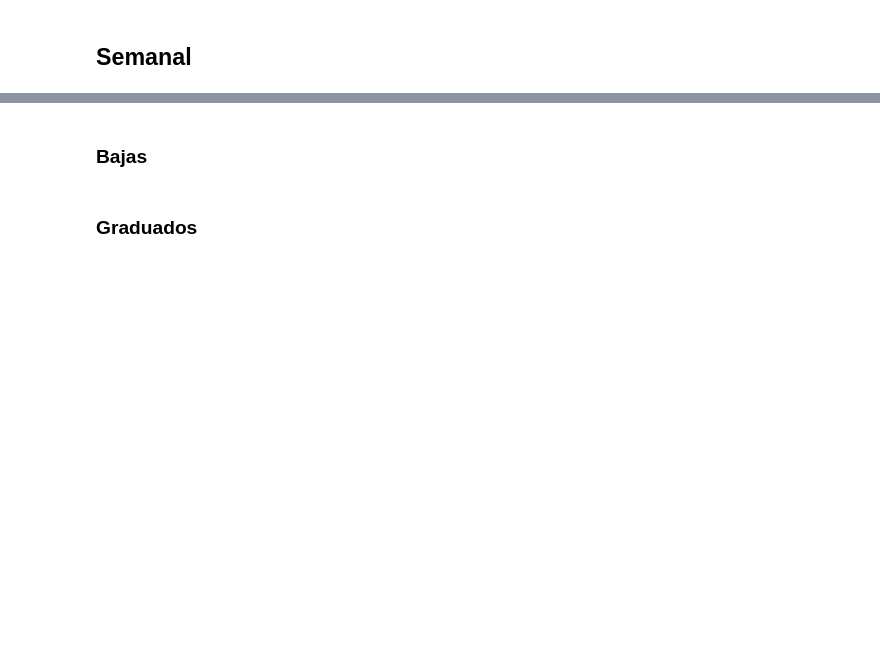
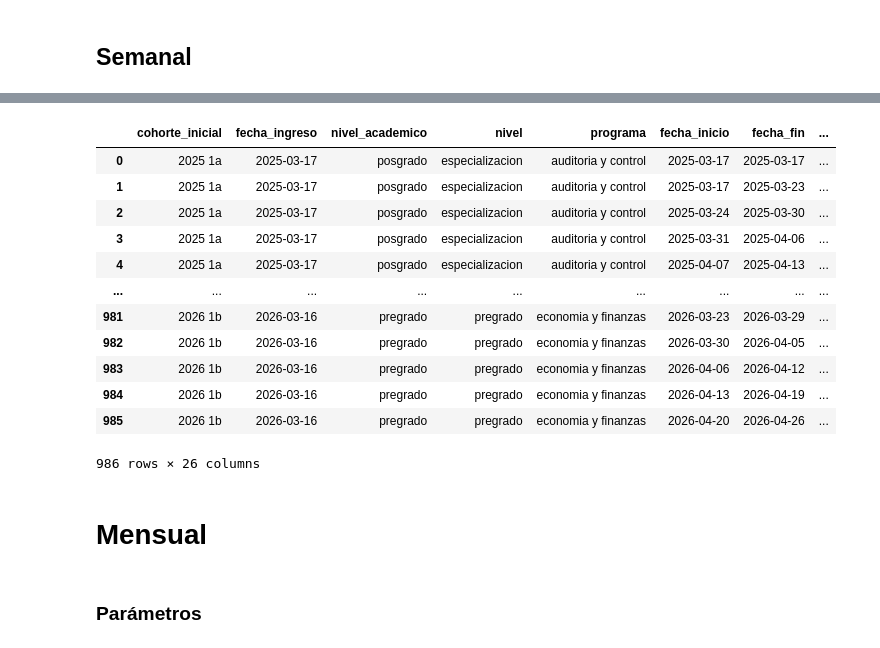
Before and after one commit to juanjimenez-design/central_perm_flow, a Jupyter notebook: notebooks/nb_cascadas_lifetables_survival.ipynb, the cells around one changed output, grey strips where cells are left out. Cells and saved outputs as stored; diff of their text form; code cells hidden in the pictures; blank space fills up the shorter version.

```diff
--- a/notebooks/nb_cascadas_lifetables_survival.ipynb
+++ b/notebooks/nb_cascadas_lifetables_survival.ipynb
@@ -471,0 +136,2 @@ cascadas_semanal_podada_censuras = cascadas_semanal_podada_censuras.loc[:,column
+# %%
+cascadas_semanal_podada_censuras = catalog.load('cascadas_semanal_podada_censuras')
@@ -473,8 +142,11 @@ cascadas_semanal_podada_censuras = cascadas_semanal_podada_censuras.loc[:,column
 group_cols = ['cohorte_inicial', 'fecha_ingreso', 'nivel_academico', 'nivel',
                     'programa', ]
 
+unidades_tiempo =  ['fecha_inicio', 'fecha_fin', 'semana_acumulada']
+
 # tabla de vida
-central_tabla_vida = calcular_km_y_eti_dinamico(
+central_tabla_vida_semanal = nodes_surv.calcular_km_y_eti_dinamico(
     df = cascadas_semanal_podada_censuras ,
+    unidades_tiempo=unidades_tiempo,
     group_cols = group_cols
 )
@@ -500,0 +171,3 @@ cascadas_inicial_calendario  = generar_cascada_con_punto_cero(central_count_nuev
+# %%
+central_tabla_vida_semanal['cohorte_inicial']
+# %% [output]
@@ -501,2 +175,15 @@ cascadas_inicial_calendario  = generar_cascada_con_punto_cero(central_count_nuev
+|  | cohorte_inicial | fecha_ingreso | nivel_academico | nivel | programa | fecha_inicio | fecha_fin | ... |
+| 0 | 2025 1a | 2025-03-17 | posgrado | especializacion | auditoria y control | 2025-03-17 | 2025-03-17 | ... |
+| 1 | 2025 1a | 2025-03-17 | posgrado | especializacion | auditoria y control | 2025-03-17 | 2025-03-23 | ... |
+| 2 | 2025 1a | 2025-03-17 | posgrado | especializacion | auditoria y control | 2025-03-24 | 2025-03-30 | ... |
+| 3 | 2025 1a | 2025-03-17 | posgrado | especializacion | auditoria y control | 2025-03-31 | 2025-04-06 | ... |
+| 4 | 2025 1a | 2025-03-17 | posgrado | especializacion | auditoria y control | 2025-04-07 | 2025-04-13 | ... |
+| ... | ... | ... | ... | ... | ... | ... | ... | ... |
+| 981 | 2026 1b | 2026-03-16 | pregrado | pregrado | economia y finanzas | 2026-03-23 | 2026-03-29 | ... |
+| 982 | 2026 1b | 2026-03-16 | pregrado | pregrado | economia y finanzas | 2026-03-30 | 2026-04-05 | ... |
+| 983 | 2026 1b | 2026-03-16 | pregrado | pregrado | economia y finanzas | 2026-04-06 | 2026-04-12 | ... |
+| 984 | 2026 1b | 2026-03-16 | pregrado | pregrado | economia y finanzas | 2026-04-13 | 2026-04-19 | ... |
+| 985 | 2026 1b | 2026-03-16 | pregrado | pregrado | economia y finanzas | 2026-04-20 | 2026-04-26 | ... |
+986 rows × 26 columns
 # %% [markdown]
-### Bajas
+# Mensual
@@ -521,2 +190,2 @@ cascadas_semanal['di'] = cascadas_semanal['di'].fillna(0)
 # %% [markdown]
-### Graduados
+### Parámetros
```
Also changed, not shown: parts of 42 cells of this notebook, 8 other files.
